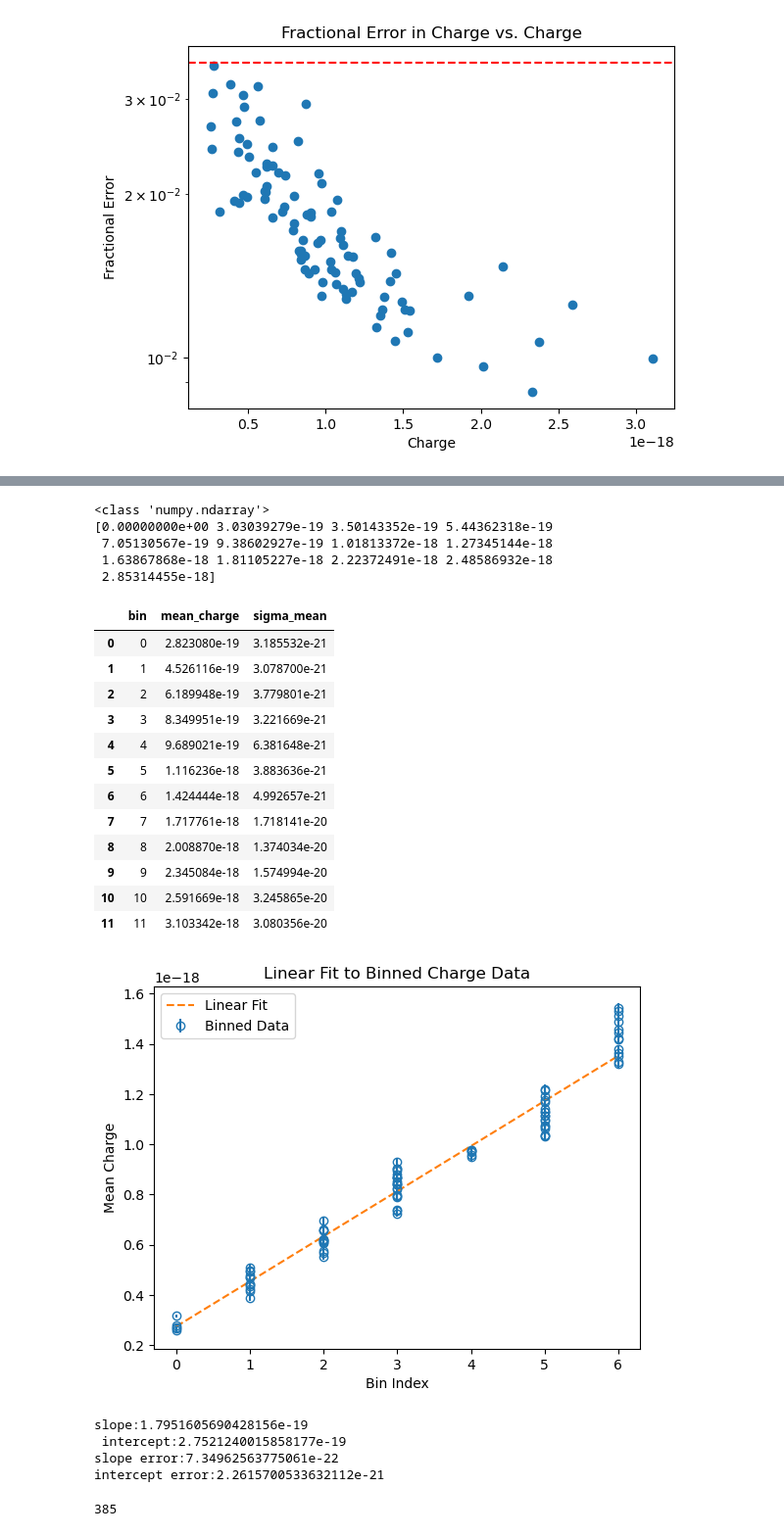
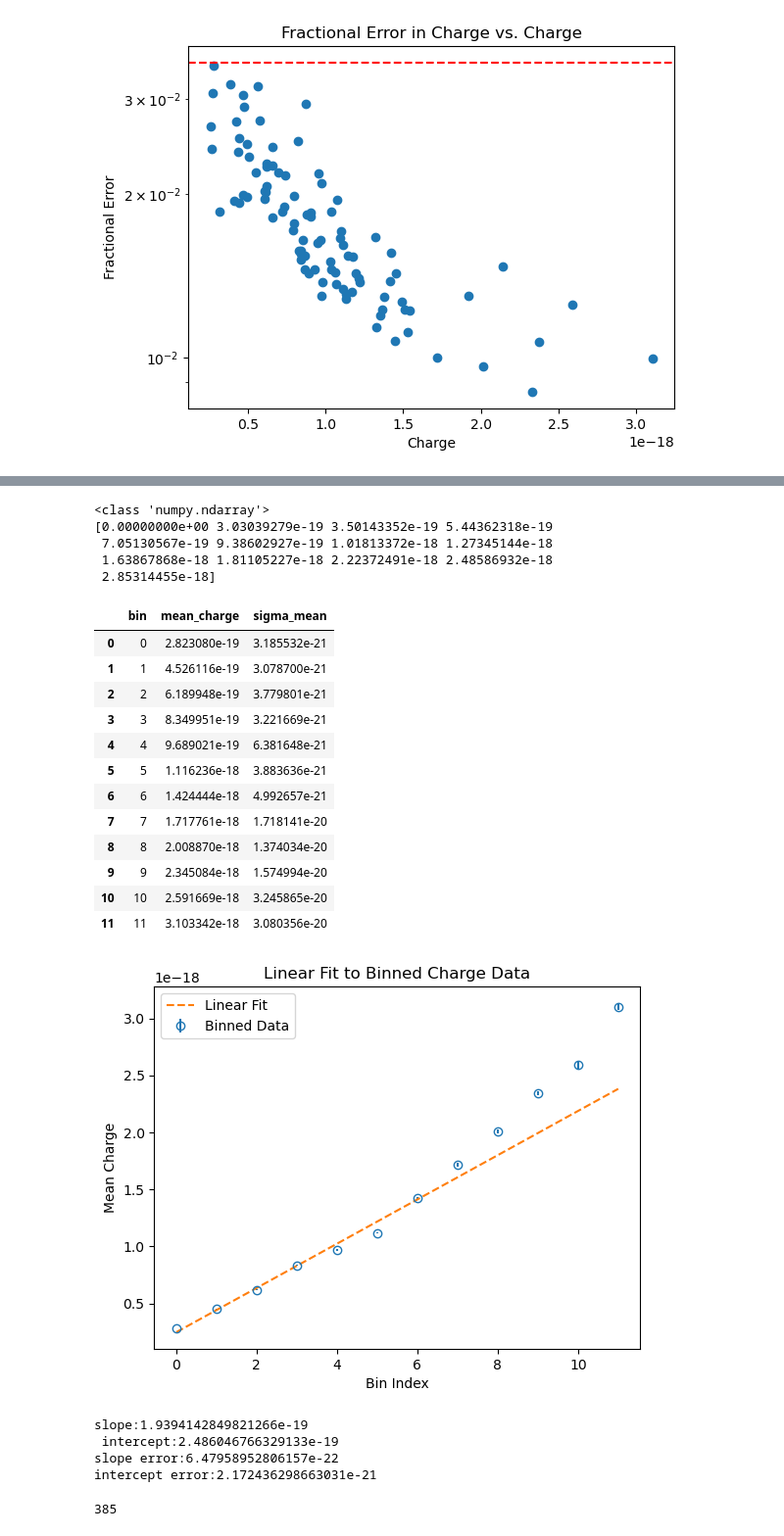
Before and after one commit to Steinburglar/advanced_exp, a Jupyter notebook: FAFO/TestLucas.ipynb, the cells around one changed output, grey strips where cells are left out. Shown at 98% size. Drawn from its saved outputs; the diff is of its cells as text; code cells hidden in the pictures.

```diff
--- a/FAFO/TestLucas.ipynb
+++ b/FAFO/TestLucas.ipynb
@@ -85,40 +85,40 @@ print(min_x)
 remove_indices = [1]
 min_x = np.delete(min_x, remove_indices)
 binned_df = bin_charges(prune_class_q, prune_class_sigma_q, min_x)
 #display(binned_df)
 averages = weighted_average(binned_df)
 display(averages)
-slope, intercept, slope_error, intercept_error = linear_fit_full_data(binned_df, max_bin=6)
-plot_binned_full_data(binned_df, slope, intercept, max_bin=6)
+slope, intercept, slope_error, intercept_error = linear_fit(averages,)
+plot_binned_data(averages, slope, intercept,)
 print("slope:" + str(slope))
 print(" intercept:" + str(intercept))
 print("slope error:" + str(slope_error))
 print("intercept error:" + str(intercept_error))
 # %% [output]
 [figure]
 <class 'numpy.ndarray'>
 [0.00000000e+00 3.03039279e-19 3.50143352e-19 5.44362318e-19
  7.05130567e-19 9.38602927e-19 1.01813372e-18 1.27345144e-18
  1.63867868e-18 1.81105227e-18 2.22372491e-18 2.48586932e-18
  2.85314455e-18]
 |  | bin | mean_charge | sigma_mean |
 | 0 | 0 | 2.823080e-19 | 3.185532e-21 |
 | 1 | 1 | 4.526116e-19 | 3.078700e-21 |
 | 2 | 2 | 6.189948e-19 | 3.779801e-21 |
 | 3 | 3 | 8.349951e-19 | 3.221669e-21 |
 | 4 | 4 | 9.689021e-19 | 6.381648e-21 |
 | 5 | 5 | 1.116236e-18 | 3.883636e-21 |
 | 6 | 6 | 1.424444e-18 | 4.992657e-21 |
 | 7 | 7 | 1.717761e-18 | 1.718141e-20 |
 | 8 | 8 | 2.008870e-18 | 1.374034e-20 |
 | 9 | 9 | 2.345084e-18 | 1.574994e-20 |
 | 10 | 10 | 2.591669e-18 | 3.245865e-20 |
 | 11 | 11 | 3.103342e-18 | 3.080356e-20 |
-[figure, old version]
+[figure, new version]
-slope:1.7951605690428156e-19
- intercept:2.7521240015858177e-19
-slope error:7.34962563775061e-22
-intercept error:2.2615700533632112e-21
+slope:1.9394142849821266e-19
+ intercept:2.486046766329133e-19
+slope error:6.47958952806157e-22
+intercept error:2.172436298663031e-21
 # %%
 total_q = np.concatenate((q, class_q))
 total_sigma_q = np.concatenate((sigma_q, class_sigma_q))
```
Also changed, not shown: parts of 5 cells of this notebook, 1 other file.
